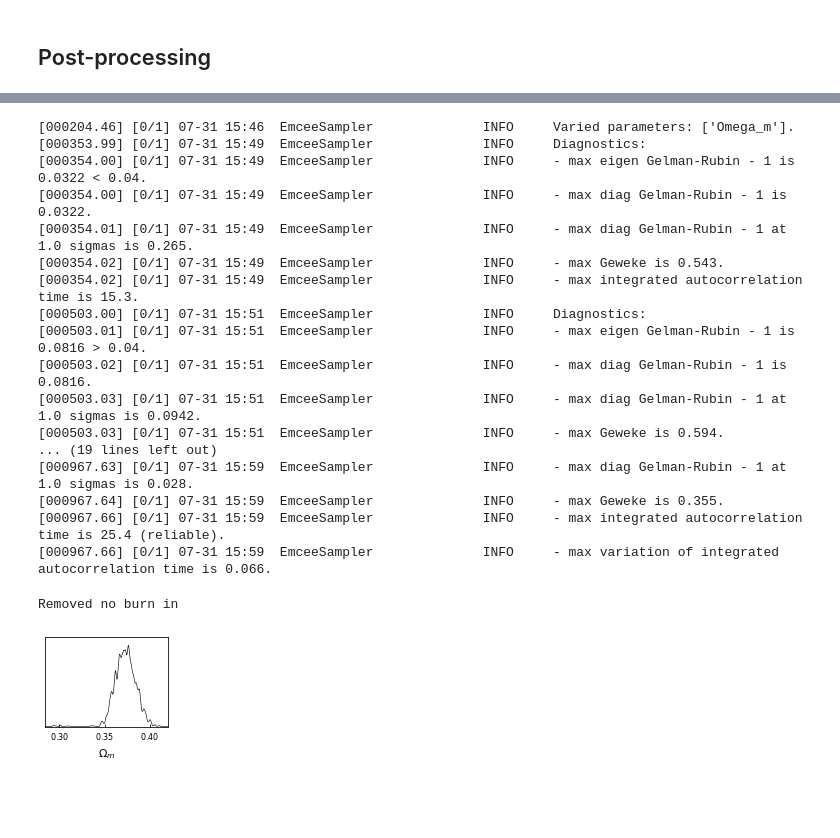
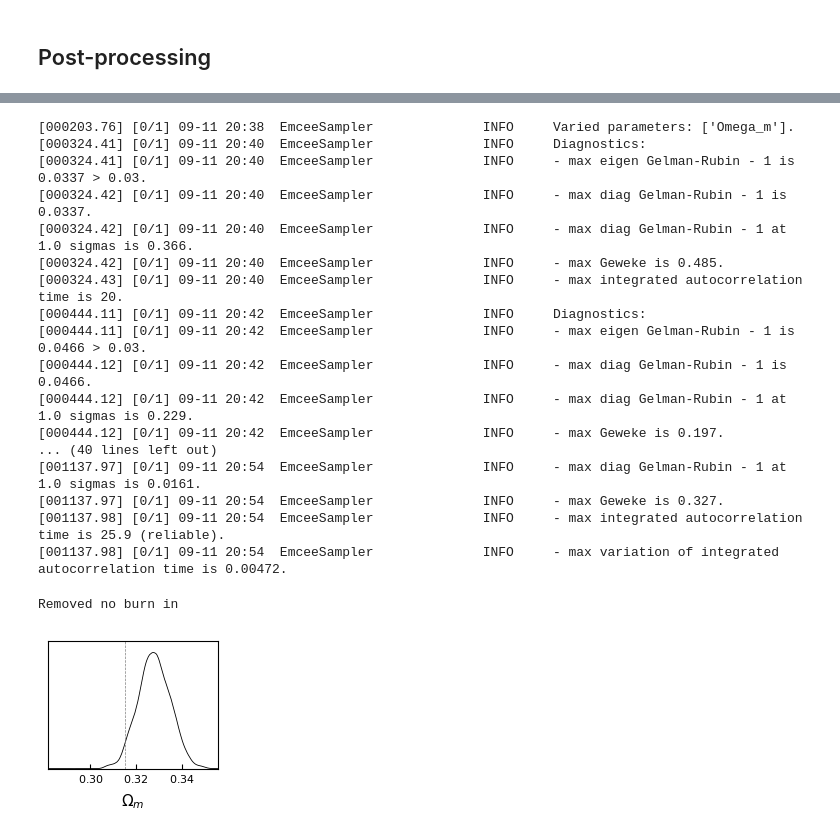
Before and after one commit to adematti/cosmofit, a Jupyter notebook: nb/bao_examples.ipynb, the cells around one changed output, grey strips where cells are left out. Cells and saved outputs as stored; diff of their text form; code cells hidden in the pictures; blank space fills up the shorter version.

```diff
--- a/nb/bao_examples.ipynb
+++ b/nb/bao_examples.ipynb
@@ -293,28 +294,28 @@ sampler = EmceeSampler(likelihood, seed=42, nwalkers=4)
 converged = False
 while not converged:
     sampler.run(niterations=500)
-    converged = sampler.check(eigen_gr_stop=0.04)
+    converged = sampler.check(eigen_gr_stop=0.03)
 # %% [output]
-[000204.46] [0/1] 07-31 15:46  EmceeSampler              INFO     Varied parameters: ['Omega_m'].
-[000353.99] [0/1] 07-31 15:49  EmceeSampler              INFO     Diagnostics:
-[000354.00] [0/1] 07-31 15:49  EmceeSampler              INFO     - max eigen Gelman-Rubin - 1 is 0.0322 < 0.04.
-[000354.00] [0/1] 07-31 15:49  EmceeSampler              INFO     - max diag Gelman-Rubin - 1 is 0.0322.
-[000354.01] [0/1] 07-31 15:49  EmceeSampler              INFO     - max diag Gelman-Rubin - 1 at 1.0 sigmas is 0.265.
-[000354.02] [0/1] 07-31 15:49  EmceeSampler              INFO     - max Geweke is 0.543.
-[000354.02] [0/1] 07-31 15:49  EmceeSampler              INFO     - max integrated autocorrelation time is 15.3.
-[000503.00] [0/1] 07-31 15:51  EmceeSampler              INFO     Diagnostics:
-[000503.01] [0/1] 07-31 15:51  EmceeSampler              INFO     - max eigen Gelman-Rubin - 1 is 0.0816 > 0.04.
-[000503.02] [0/1] 07-31 15:51  EmceeSampler              INFO     - max diag Gelman-Rubin - 1 is 0.0816.
-[000503.03] [0/1] 07-31 15:51  EmceeSampler              INFO     - max diag Gelman-Rubin - 1 at 1.0 sigmas is 0.0942.
-[000503.03] [0/1] 07-31 15:51  EmceeSampler              INFO     - max Geweke is 0.594.
-... (19 lines left out)
-[000967.63] [0/1] 07-31 15:59  EmceeSampler              INFO     - max diag Gelman-Rubin - 1 at 1.0 sigmas is 0.028.
-[000967.64] [0/1] 07-31 15:59  EmceeSampler              INFO     - max Geweke is 0.355.
-[000967.66] [0/1] 07-31 15:59  EmceeSampler              INFO     - max integrated autocorrelation time is 25.4 (reliable).
-[000967.66] [0/1] 07-31 15:59  EmceeSampler              INFO     - max variation of integrated autocorrelation time is 0.066.
+[000203.76] [0/1] 09-11 20:38  EmceeSampler              INFO     Varied parameters: ['Omega_m'].
+[000324.41] [0/1] 09-11 20:40  EmceeSampler              INFO     Diagnostics:
+[000324.41] [0/1] 09-11 20:40  EmceeSampler              INFO     - max eigen Gelman-Rubin - 1 is 0.0337 > 0.03.
+[000324.42] [0/1] 09-11 20:40  EmceeSampler              INFO     - max diag Gelman-Rubin - 1 is 0.0337.
+[000324.42] [0/1] 09-11 20:40  EmceeSampler              INFO     - max diag Gelman-Rubin - 1 at 1.0 sigmas is 0.366.
+[000324.42] [0/1] 09-11 20:40  EmceeSampler              INFO     - max Geweke is 0.485.
+[000324.43] [0/1] 09-11 20:40  EmceeSampler              INFO     - max integrated autocorrelation time is 20.
+[000444.11] [0/1] 09-11 20:42  EmceeSampler              INFO     Diagnostics:
+[000444.11] [0/1] 09-11 20:42  EmceeSampler              INFO     - max eigen Gelman-Rubin - 1 is 0.0466 > 0.03.
+[000444.12] [0/1] 09-11 20:42  EmceeSampler              INFO     - max diag Gelman-Rubin - 1 is 0.0466.
+[000444.12] [0/1] 09-11 20:42  EmceeSampler              INFO     - max diag Gelman-Rubin - 1 at 1.0 sigmas is 0.229.
+[000444.12] [0/1] 09-11 20:42  EmceeSampler              INFO     - max Geweke is 0.197.
+... (40 lines left out)
+[001137.97] [0/1] 09-11 20:54  EmceeSampler              INFO     - max diag Gelman-Rubin - 1 at 1.0 sigmas is 0.0161.
+[001137.97] [0/1] 09-11 20:54  EmceeSampler              INFO     - max Geweke is 0.327.
+[001137.98] [0/1] 09-11 20:54  EmceeSampler              INFO     - max integrated autocorrelation time is 25.9 (reliable).
+[001137.98] [0/1] 09-11 20:54  EmceeSampler              INFO     - max variation of integrated autocorrelation time is 0.00472.
 # %%
 chain = sampler.chains[0].remove_burnin(0.5)
-plotting.plot_triangle(chain)
+plotting.plot_triangle(chain, markers={'Omega_m': cosmo.Omega0_m})
 # %% [output]
 Removed no burn in
-[figure, old version]
+[figure, new version]
```
Also changed, not shown: parts of 14 cells of this notebook, 23 other files.
